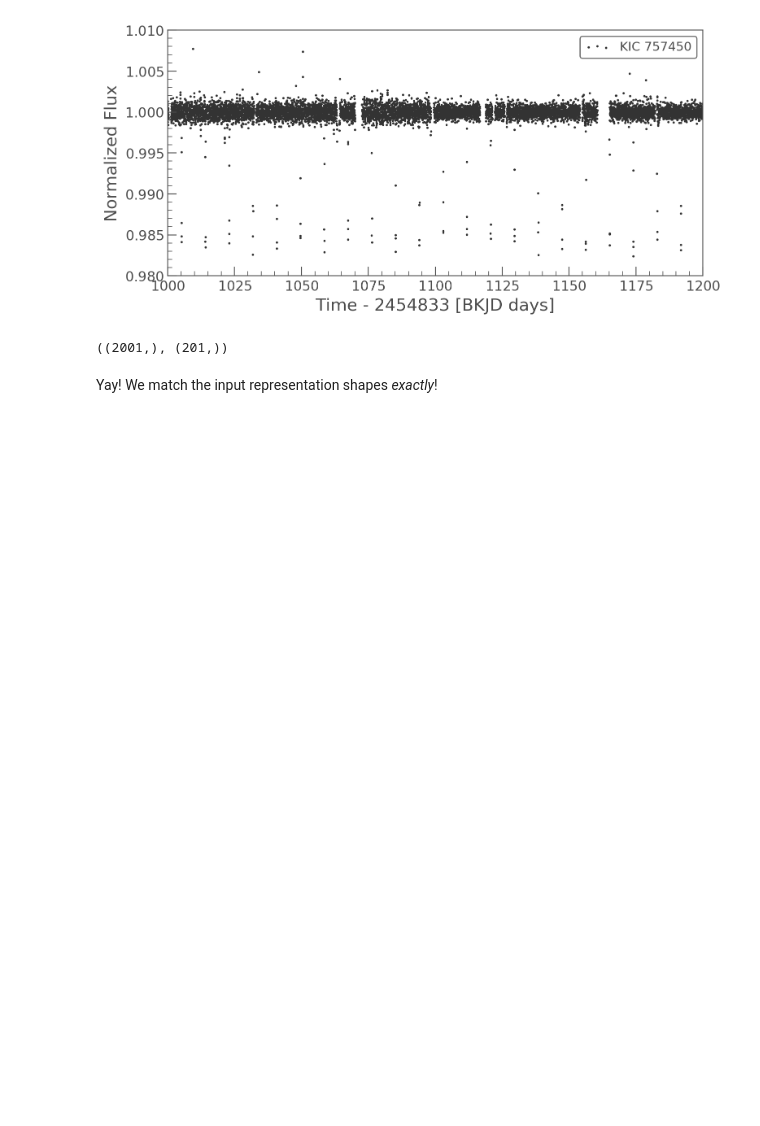
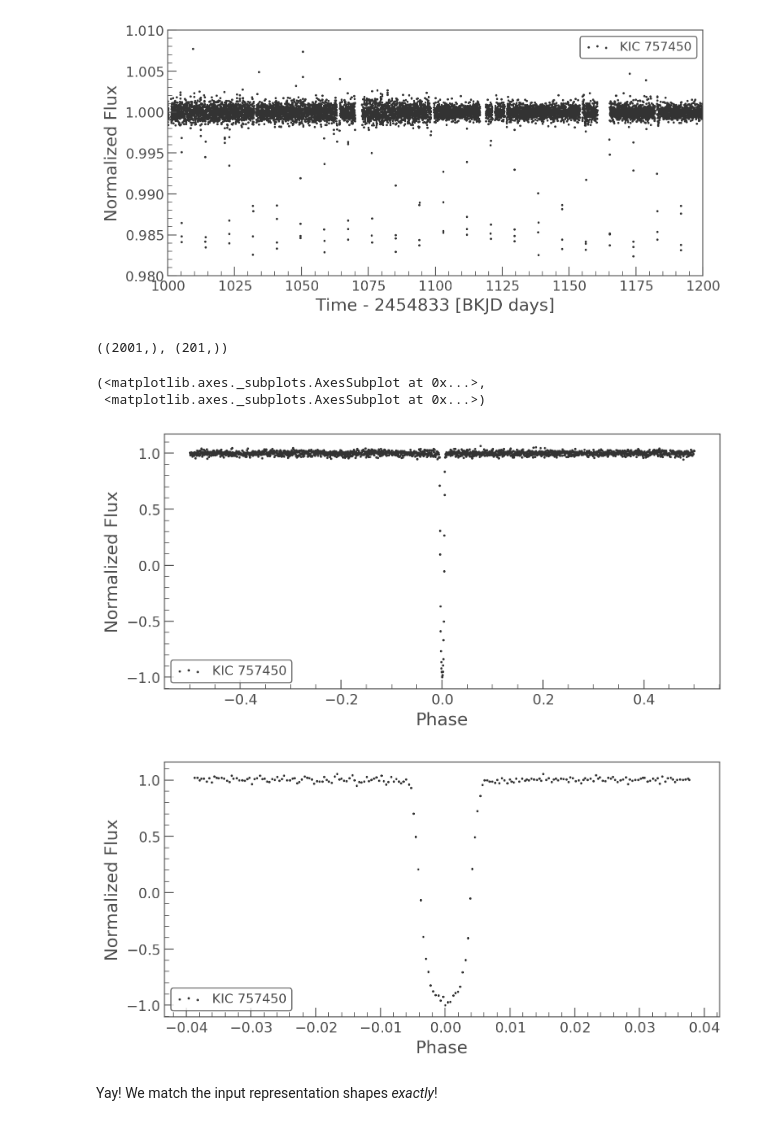
Before and after one commit to gully/HelloWorldNet, a Jupyter notebook: notebooks/01_exploratory_preprocessing.ipynb, the cells around one changed output. Drawn from its saved outputs; the diff is of its cells as text; code cells hidden in the pictures; blank space fills up the shorter version.

```diff
--- a/notebooks/01_exploratory_preprocessing.ipynb
+++ b/notebooks/01_exploratory_preprocessing.ipynb
@@ -187,0 +214,2 @@ lc_raw, lc_local, lc_global = get_folded_tce_lightcurve(kepid,
+# %%
+lc_raw, lc_local, lc_global = get_folded_tce_lightcurve(kepid, tce_num=1, dr24_tce=dr24_tce)
@@ -199,6 +229,13 @@ ax.set_ylim(0.98, 1.01);
 lc_global.flux.shape, lc_local.flux.shape
 # %% [output]
 ((2001,), (201,))
+# %%
+lc_global.scatter(), lc_local.scatter()
+# %% [output]
+(<matplotlib.axes._subplots.AxesSubplot at 0x...>,
+ <matplotlib.axes._subplots.AxesSubplot at 0x...>)
+[figure, added]
+[figure, added]
 # %% [markdown]
 Yay!  We match the input representation shapes *exactly*!
 # %% [markdown]
```
Also changed, not shown: parts of 4 cells of this notebook.
